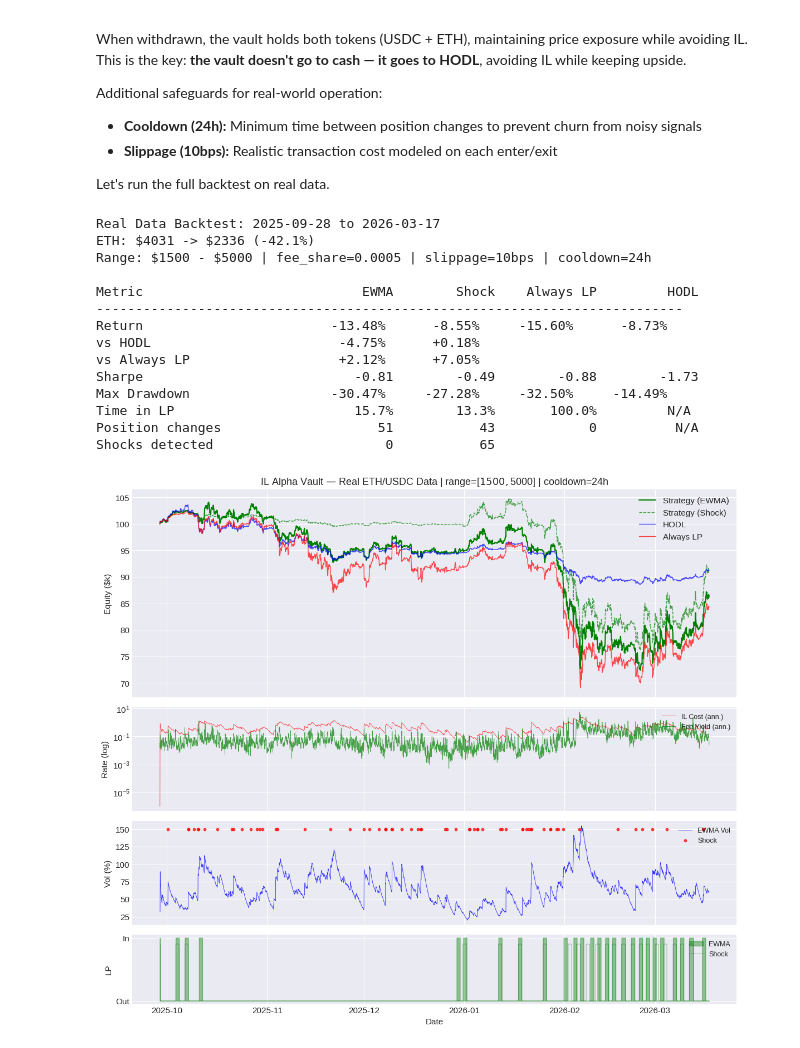
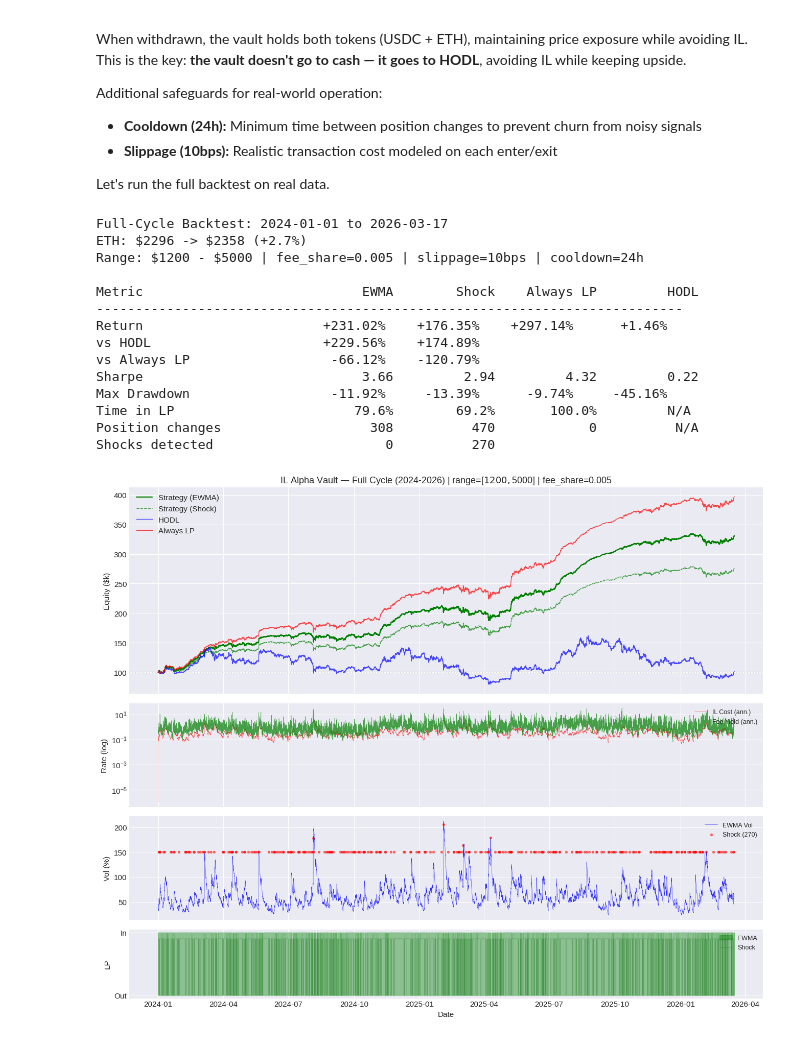
Before and after one commit to Official-Belta/il-alpha-vault, a Jupyter notebook: notebooks/il_alpha_vault.ipynb, the cells around one changed output. Cells and saved outputs as stored; diff of their text form; code cells hidden in the pictures.

```diff
--- a/notebooks/il_alpha_vault.ipynb
+++ b/notebooks/il_alpha_vault.ipynb
@@ -307,10 +312,10 @@ Additional safeguards for real-world operation:
 
 Let's run the full backtest on real data.
 # %%
-# Run backtests on real data with realistic parameters
-price_lower = 1500.0
+# Run backtests on full-cycle real data
+price_lower = 1200.0
 price_upper = 5000.0
-fee_share = 0.0005
+fee_share = 0.005  # 0.5% — realistic for ~$500k in a $100M+ pool
 deposit = 100_000
 
 results_ewma, signals_ewma = run_backtest(
@@ -324,7 +329,6 @@ results_shock, signals_shock = run_backtest(
     slippage_bps=10, cooldown_hours=24
 )
 
-# Summary stats
 sum_ewma = summarize(
     pd.Series(results_ewma['strategy_equity']),
     pd.Series(results_ewma['hodl_equity']),
@@ -338,7 +342,7 @@ sum_shock = summarize(
     signals_shock,
 )
 
-print(f"Real Data Backtest: {df['timestamp'].min().strftime('%Y-%m-%d')} to {df['timestamp'].max().strftime('%Y-%m-%d')}")
+print(f"Full-Cycle Backtest: {df['timestamp'].min().strftime('%Y-%m-%d')} to {df['timestamp'].max().strftime('%Y-%m-%d')}")
 print(f"ETH: ${prices.iloc[0]:.0f} -> ${prices.iloc[-1]:.0f} ({(prices.iloc[-1]/prices.iloc[0]-1)*100:+.1f}%)")
 print(f"Range: ${price_lower:.0f} - ${price_upper:.0f} | fee_share={fee_share} | slippage=10bps | cooldown=24h")
 print()
@@ -353,23 +357,23 @@ print(f"{'Time in LP':<25s} {sum_ewma['pct_time_in_lp']:>11.1f}% {sum_shock['pct
 print(f"{'Position changes':<25s} {sum_ewma['position_changes']:>12d} {sum_shock['position_changes']:>12d} {'0':>12s} {'N/A':>12s}")
 print(f"{'Shocks detected':<25s} {sum_ewma['shocks_detected']:>12d} {sum_shock['shocks_detected']:>12d}")
 # %% [output]
-Real Data Backtest: 2025-09-28 to 2026-03-17
-ETH: $4031 -> $2336 (-42.1%)
-Range: $1500 - $5000 | fee_share=0.0005 | slippage=10bps | cooldown=24h
+Full-Cycle Backtest: 2024-01-01 to 2026-03-17
+ETH: $2296 -> $2358 (+2.7%)
+Range: $1200 - $5000 | fee_share=0.005 | slippage=10bps | cooldown=24h
 
 Metric                            EWMA        Shock    Always LP         HODL
 ---------------------------------------------------------------------------
-Return                        -13.48%      -8.55%     -15.60%      -8.73%
-vs HODL                        -4.75%      +0.18%
-vs Always LP                   +2.12%      +7.05%
-Sharpe                           -0.81        -0.49        -0.88        -1.73
-Max Drawdown                  -30.47%     -27.28%     -32.50%     -14.49%
-Time in LP                       15.7%        13.3%       100.0%         N/A
-Position changes                    51           43            0          N/A
-Shocks detected                      0           65
+Return                       +231.02%    +176.35%    +297.14%      +1.46%
+vs HODL                      +229.56%    +174.89%
+vs Always LP                  -66.12%    -120.79%
+Sharpe                            3.66         2.94         4.32         0.22
+Max Drawdown                  -11.92%     -13.39%      -9.74%     -45.16%
+Time in LP                       79.6%        69.2%       100.0%         N/A
+Position changes                   308          470            0          N/A
+Shocks detected                      0          270
 # %%
-# Main visualization: equity curves + strategy state (real data)
-fig = plt.figure(figsize=(14, 12))
+# Main visualization: equity curves + strategy state (full cycle)
+fig = plt.figure(figsize=(16, 13))
 gs = gridspec.GridSpec(4, 1, height_ratios=[3, 1.5, 1.5, 1], hspace=0.08)
 
 ax1 = fig.add_subplot(gs[0])
@@ -385,44 +389,43 @@ ax1.plot(ts, results_shock['strategy_equity'] / 1000, 'g--', linewidth=1, alpha=
 ax1.plot(ts, results_ewma['hodl_equity'] / 1000, 'b-', linewidth=1, alpha=0.7, label='HODL')
 ax1.plot(ts, results_ewma['always_lp_equity'] / 1000, 'r-', linewidth=1, alpha=0.7, label='Always LP')
 ax1.set_ylabel('Equity ($k)')
-ax1.set_title(f'IL Alpha Vault — Real ETH/USDC Data | range=[${price_lower:.0f}, ${price_upper:.0f}] | cooldown=24h')
-ax1.legend(loc='upper right')
+ax1.set_title(f'IL Alpha Vault — Full Cycle (2024-2026) | range=[${price_lower:.0f}, ${price_upper:.0f}] | fee_share={fee_share}')
+ax1.legend(loc='upper left')
+ax1.axhline(y=100, color='gray', linestyle=':', alpha=0.3)
 
-# Panel 2: Fee yield vs IL cost (annualized)
+# Panel 2: Fee yield vs IL cost
 fee_yield_clipped = results_ewma['fee_yield_ann'].clip(lower=1e-6)
 il_cost_clipped = results_ewma['il_cost_ann'].clip(lower=1e-6)
-ax2.semilogy(ts, il_cost_clipped, 'r-', linewidth=0.6, alpha=0.7, label='IL Cost (ann.)')
-ax2.semilogy(ts, fee_yield_clipped, 'g-', linewidth=0.6, alpha=0.7, label='Fee Yield (ann.)')
+ax2.semilogy(ts, il_cost_clipped, 'r-', linewidth=0.4, alpha=0.7, label='IL Cost (ann.)')
+ax2.semilogy(ts, fee_yield_clipped, 'g-', linewidth=0.4, alpha=0.7, label='Fee Yield (ann.)')
 ax2.set_ylabel('Rate (log)')
 ax2.legend(loc='upper right', fontsize=9)
 
 # Panel 3: Volatility
-ax3.plot(ts, results_ewma['vol'] * 100, 'b-', linewidth=0.6, alpha=0.8, label='EWMA Vol')
-# Mark shock events
-shock_ts = ts[results_shock['shock']]
-if len(shock_ts) > 0:
-    ax3.scatter(shock_ts, results_shock.loc[results_shock['shock'], 'vol'] * 100,
-                color='red', s=10, zorder=5, label='Shock', alpha=0.7)
+ax3.plot(ts, results_ewma['vol'] * 100, 'b-', linewidth=0.4, alpha=0.8, label='EWMA Vol')
+shock_mask = results_shock['shock']
+if shock_mask.sum() > 0:
+    ax3.scatter(ts[shock_mask], results_shock.loc[shock_mask, 'vol'] * 100,
+                color='red', s=8, zorder=5, label=f'Shock ({shock_mask.sum()})', alpha=0.5)
 ax3.set_ylabel('Vol (%)')
 ax3.legend(fontsize=9)
 
 # Panel 4: LP active state
 active = results_ewma['lp_active'].astype(int)
 ax4.fill_between(ts, 0, active, color='green', alpha=0.4, step='post', label='EWMA')
-# Overlay shock LP state
 active_shock = results_shock['lp_active'].astype(int)
 ax4.step(ts, active_shock * 0.9, color='darkgreen', linewidth=0.5, alpha=0.5, where='post', label='Shock')
 ax4.set_ylabel('LP')
 ax4.set_yticks([0, 1])
 ax4.set_yticklabels(['Out', 'In'])
 ax4.set_xlabel('Date')
 ax4.legend(fontsize=9, loc='upper right')
 
 for ax in [ax1, ax2, ax3]:
     plt.setp(ax.get_xticklabels(), visible=False)
 
 plt.tight_layout()
 plt.show()
 # %% [output]
-[figure, old version]
+[figure, new version]
 # %%
```
Also changed, not shown: parts of 5 cells of this notebook, 1 other file.
